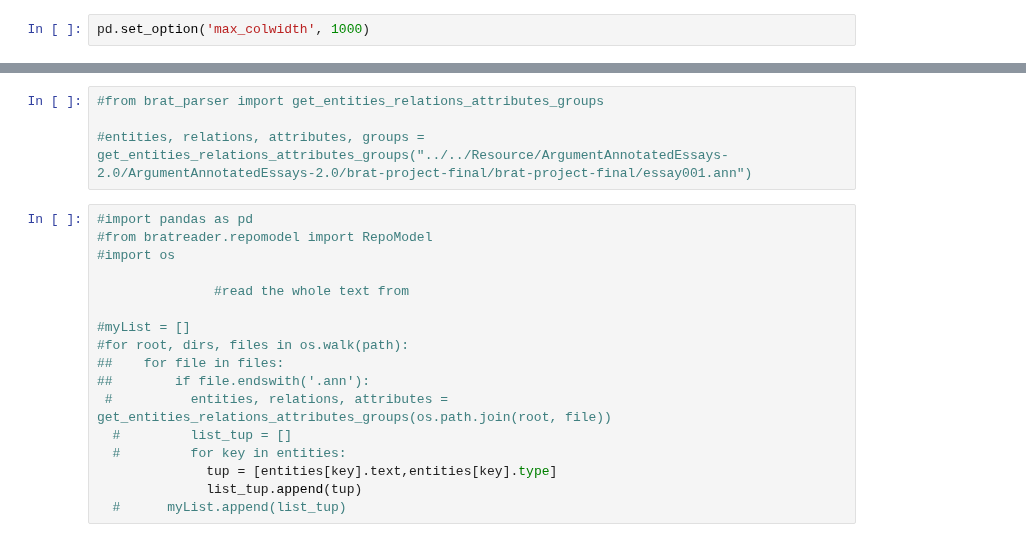
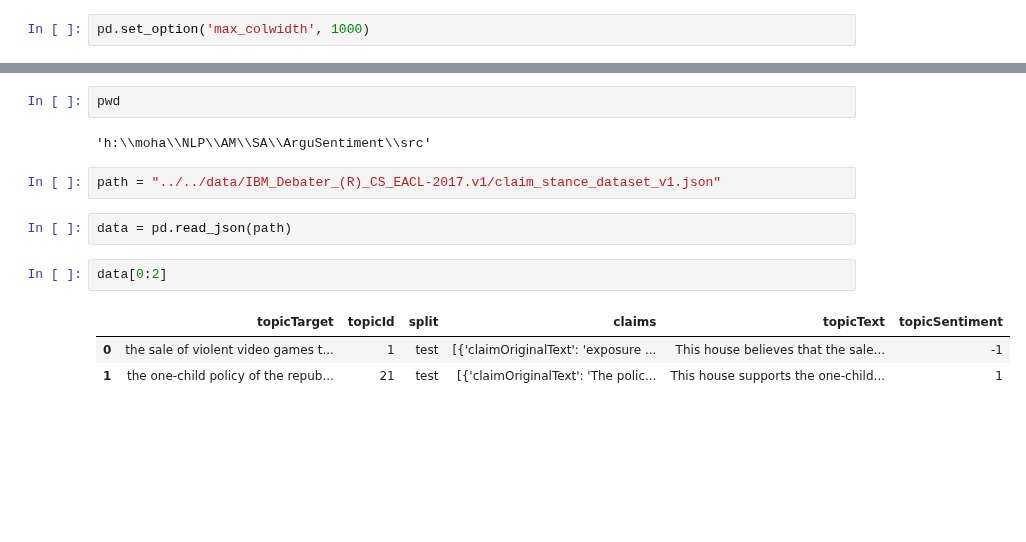
Before and after one commit to myeghaneh/ArguSentiment, a Jupyter notebook: src/ADU_extraction_IBM_Claims.ipynb, the cells around one changed output, grey strips where cells are left out. Cells and saved outputs as stored; diff of their text form; blank space fills up the shorter version.

```diff
--- a/src/ADU_extraction_IBM_Claims.ipynb
+++ b/src/ADU_extraction_IBM_Claims.ipynb
@@ -485,21 +6,14 @@ doc = r.documents["essay001"]
-# %%
-#from brat_parser import get_entities_relations_attributes_groups
-
-#entities, relations, attributes, groups = get_entities_relations_attributes_groups("../../Resource/ArgumentAnnotatedEssays-2.0/ArgumentAnnotatedEssays-2.0/brat-project-final/brat-project-final/essay001.ann")
-# %%
-#import pandas as pd
-#from bratreader.repomodel import RepoModel
-#import os
-
-               #read the whole text from
-
-#myList = []
-#for root, dirs, files in os.walk(path):
-##    for file in files:
-##        if file.endswith('.ann'):
- #          entities, relations, attributes = get_entities_relations_attributes_groups(os.path.join(root, file))
-  #         list_tup = []
-  #         for key in entities:
-              tup = [entities[key].text,entities[key].type]
-              list_tup.append(tup)
-  #      myList.append(list_tup)
+# %%
+pwd
+# %% [output]
+'h:\\moha\\NLP\\AM\\SA\\ArguSentiment\\src'
+# %%
+path = "../../data/IBM_Debater_(R)_CS_EACL-2017.v1/claim_stance_dataset_v1.json"
+# %%
+data = pd.read_json(path)
+# %%
+data[0:2]
+# %% [output]
+|  | topicTarget | topicId | split | claims | topicText | topicSentiment |
+| 0 | the sale of violent video games t... | 1 | test | [{'claimOriginalText': 'exposure ... | This house believes that the sale... | -1 |
+| 1 | the one-child policy of the repub... | 21 | test | [{'claimOriginalText': 'The polic... | This house supports the one-child... | 1 |
```
Also changed, not shown: parts of 37 cells of this notebook, 21 other files.
